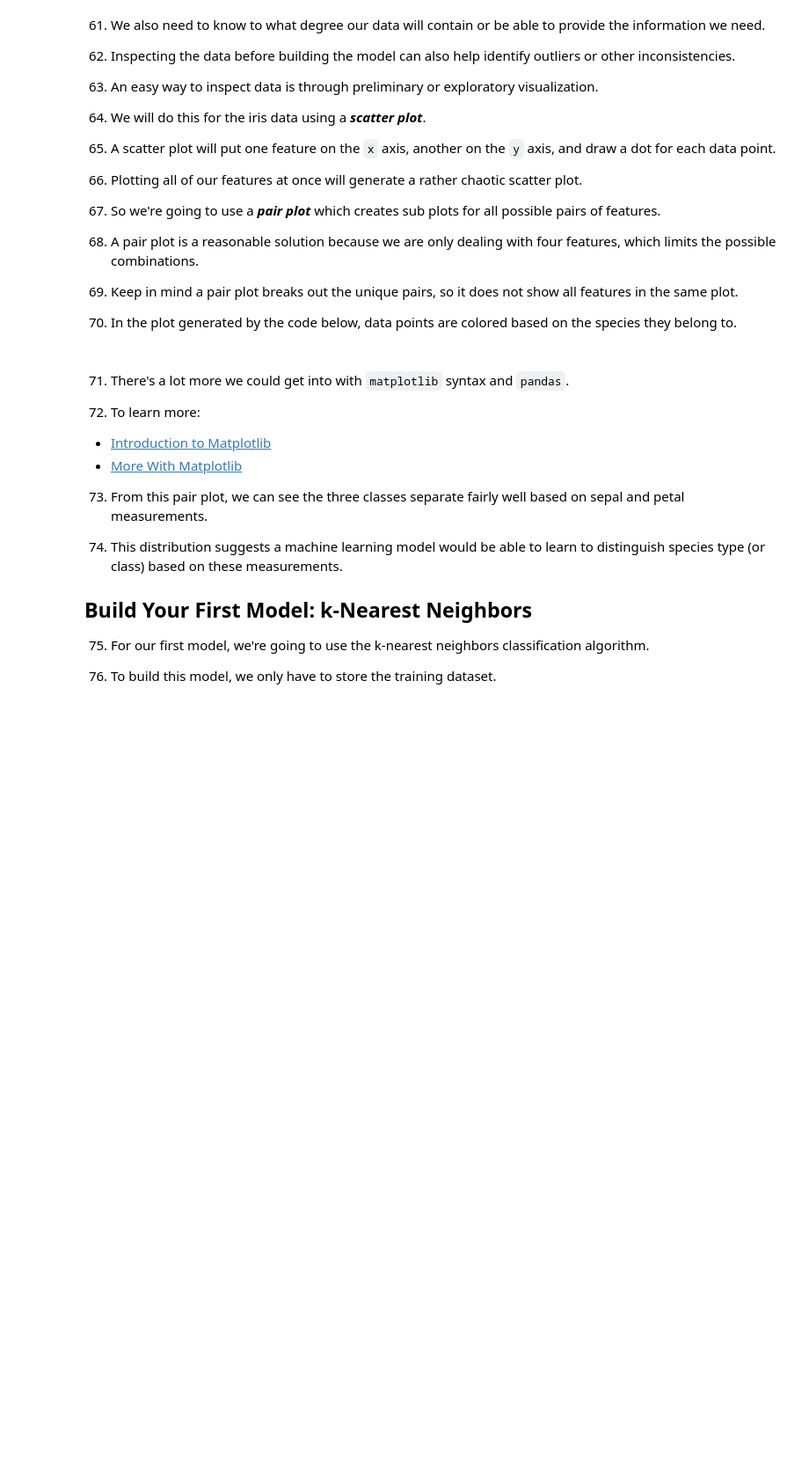
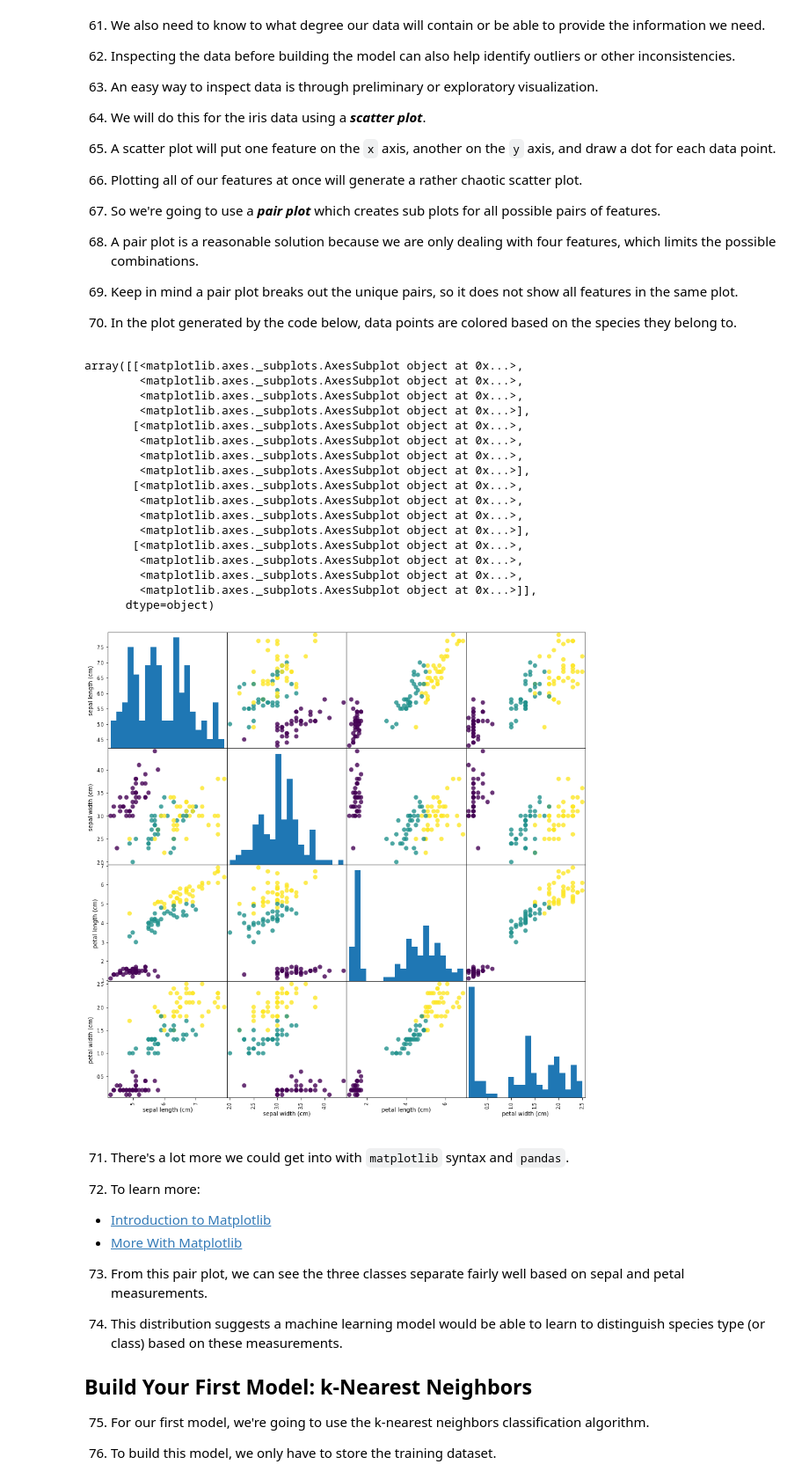
Before and after one commit to kwaldenphd/machine-learning-intro, a Jupyter notebook: python_ml_intro_procedure.ipynb, the cells around one changed output. Shown at 88% size. Drawn from its saved outputs; the diff is of its cells as text; code cells hidden in the pictures; blank space fills up the shorter version.

```diff
--- a/python_ml_intro_procedure.ipynb
+++ b/python_ml_intro_procedure.ipynb
@@ -247,15 +347,35 @@ print("y_test shape:", y_test.shape)
 
 70. In the plot generated by the code below, data points are colored based on the species they belong to.
 # %%
-# create dataframe from data in X_train
+# import pandas
+import pandas as pd
 
-# label the columns using the strings in iris_dataset.feature_names
+# create dataframe from data in X_train, labelling columns using the strings in iris_dataset.feature_names
 iris_dataframe = pd.DataFrame(X_train, columns=iris_dataset.feature_names)
 
 # create a scatter matrix from the dataframe, color by y_train
 pd.plotting.scatter_matrix(iris_dataframe, c=y_train, figsize=(15, 15),
                            marker='o', hist_kwds={'bins': 20}, s=60,
-                           alpha=.8, cmap=mglearn.cm3)
+                           alpha=.8)
+# %% [output]
+array([[<matplotlib.axes._subplots.AxesSubplot object at 0x...>,
+        <matplotlib.axes._subplots.AxesSubplot object at 0x...>,
+        <matplotlib.axes._subplots.AxesSubplot object at 0x...>,
+        <matplotlib.axes._subplots.AxesSubplot object at 0x...>],
+       [<matplotlib.axes._subplots.AxesSubplot object at 0x...>,
+        <matplotlib.axes._subplots.AxesSubplot object at 0x...>,
+        <matplotlib.axes._subplots.AxesSubplot object at 0x...>,
+        <matplotlib.axes._subplots.AxesSubplot object at 0x...>],
+       [<matplotlib.axes._subplots.AxesSubplot object at 0x...>,
+        <matplotlib.axes._subplots.AxesSubplot object at 0x...>,
+        <matplotlib.axes._subplots.AxesSubplot object at 0x...>,
+        <matplotlib.axes._subplots.AxesSubplot object at 0x...>],
+       [<matplotlib.axes._subplots.AxesSubplot object at 0x...>,
+        <matplotlib.axes._subplots.AxesSubplot object at 0x...>,
+        <matplotlib.axes._subplots.AxesSubplot object at 0x...>,
+        <matplotlib.axes._subplots.AxesSubplot object at 0x...>]],
+      dtype=object)
+[figure, added]
 # %% [markdown]
 71. There's a lot more we could get into with `matplotlib` syntax and `pandas`.
 
```
Also changed, not shown: parts of 25 cells of this notebook.
